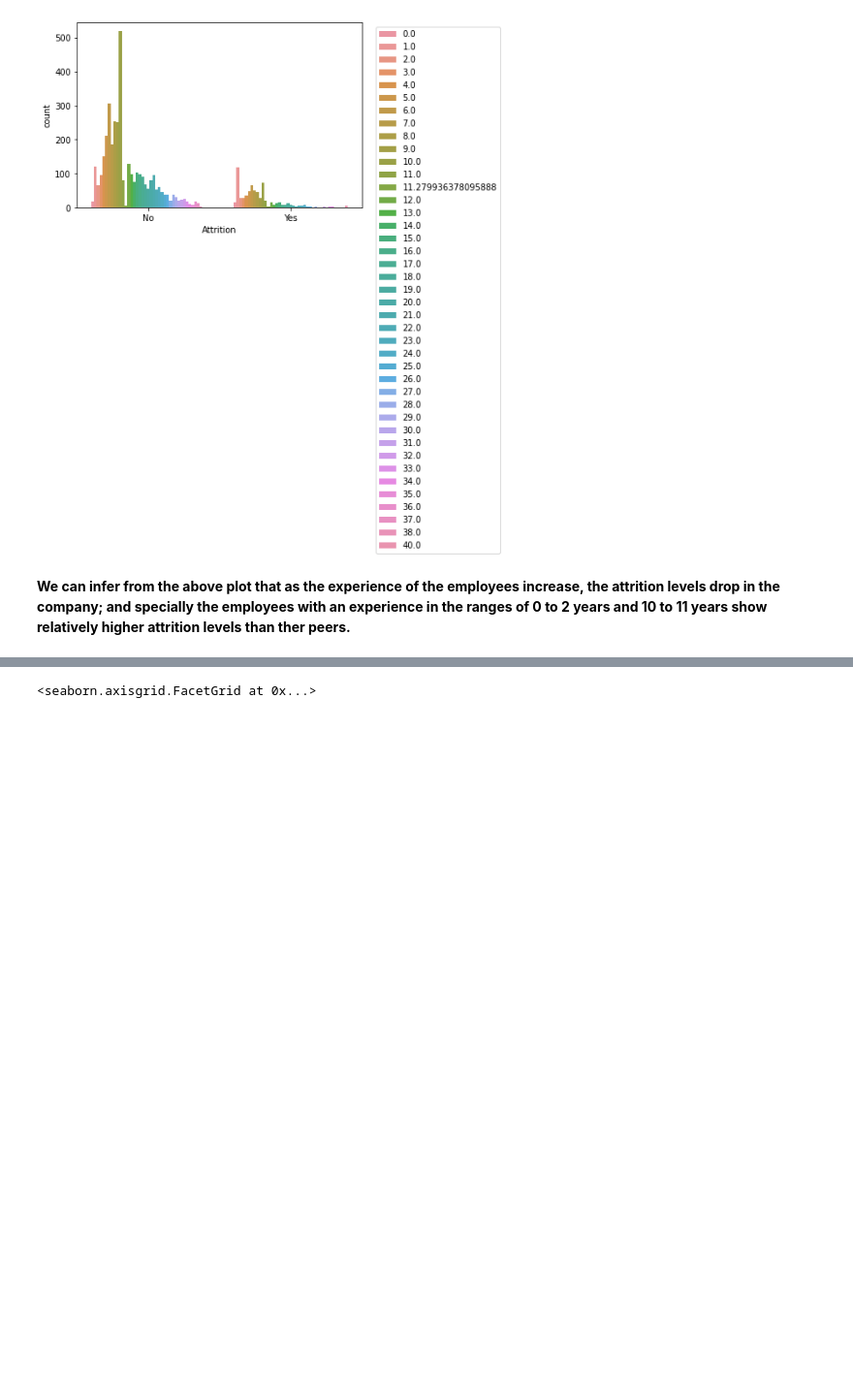
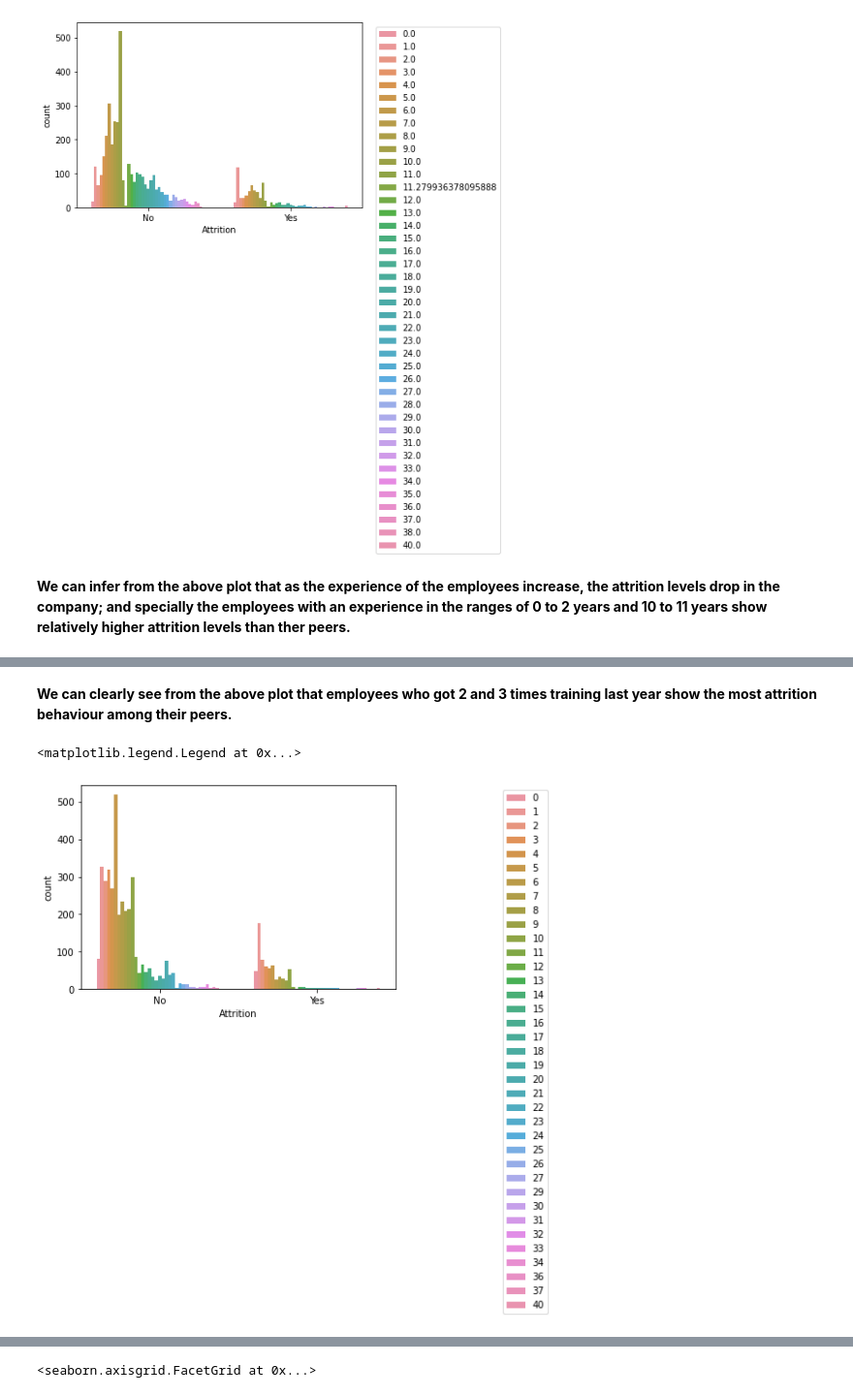
Before and after one commit to Titashmkhrj/HR_analytics_project, a Jupyter notebook: code_file.ipynb, the cells around one changed output, grey strips where cells are left out. Shown: that part at 97% size. Drawn from its saved outputs; the diff is of its cells as text; code cells hidden in the pictures; blank space fills up the shorter version.

```diff
--- a/code_file.ipynb
+++ b/code_file.ipynb
@@ -476,0 +477,9 @@ sns.catplot(x='Attrition', hue= 'YearsAtCompany', col='TrainingTimesLastYear', d
+# %% [markdown]
+**We can clearly see from the above plot that employees who got 2 and 3 times training last year show the most attrition behaviour among their peers.**
+# %%
+# YearsAtCompany and Attrition
+sns.countplot(x='Attrition', hue= 'YearsAtCompany', data=data)
+plt.legend(bbox_to_anchor=(1.5,1), loc="upper right")
+# %% [output]
+<matplotlib.legend.Legend at 0x...>
+[figure, added]
```
Also changed, not shown: parts of 12 cells of this notebook.
